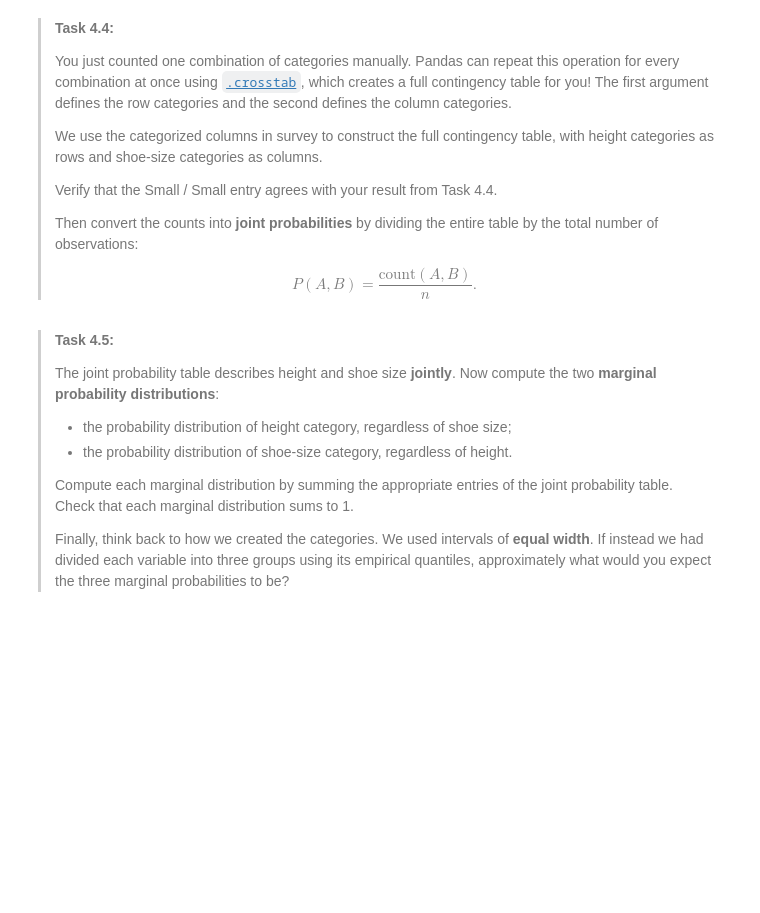
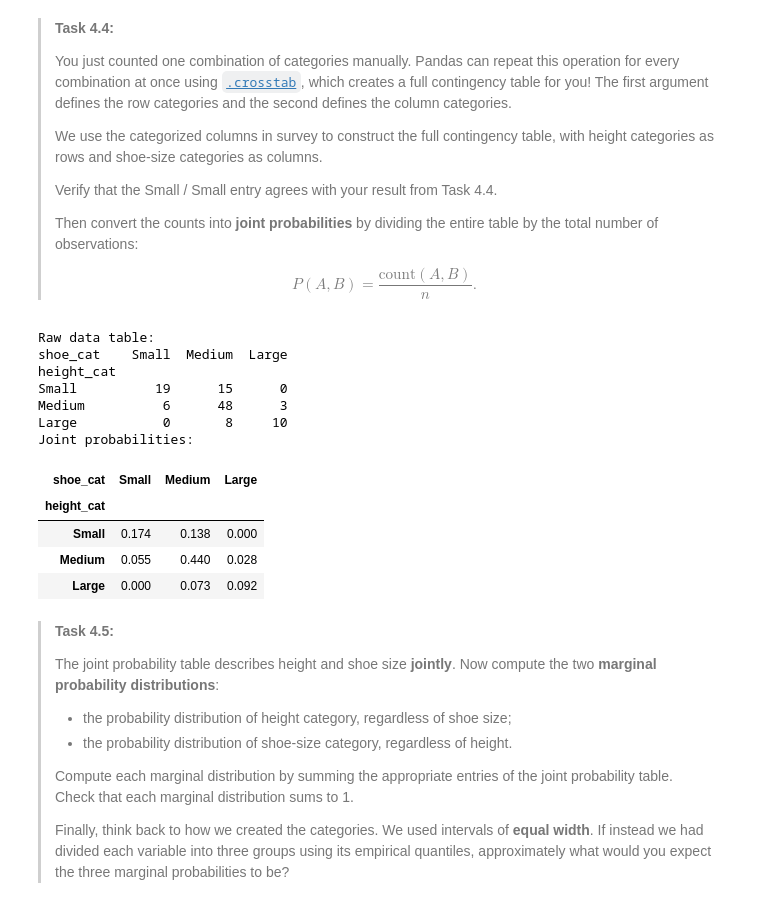
Before and after one commit to crklink/WA1.4, a Jupyter notebook: WS1_4_Fit_happens.ipynb, the cells around one changed output. Cells and saved outputs as stored; diff of their text form; code cells hidden in the pictures; blank space fills up the shorter version.

```diff
--- a/WS1_4_Fit_happens.ipynb
+++ b/WS1_4_Fit_happens.ipynb
@@ -304,5 +302,5 @@ Shoe-size edges: [36.  40.7 45.3 50. ]
 >Use Boolean indexing to count the observations satisfying both conditions. tore the result as `n_small_small`.
 >
 # %%
-n_small_small = ### YOUR CODE HERE
+n_small_small = ((survey['height_cat'] == 'Small') & (survey['shoe_cat'] == 'Small')).sum()
 print(n_small_small)
@@ -323,21 +323,34 @@ print(n_small_small)
 # %%
 # Count every combination of height and shoe-size category
 counts = pd.crosstab(
     survey['height_cat'],
     survey['shoe_cat']
 )
 
 print("Raw data table:")
 print(counts)
 
 # Check one entry against the count you calculated manually in Task 4.4
 assert counts.loc['Small', 'Small'] == n_small_small
 
 # Convert counts to joint probabilities
-joint = ### YOUR CODE HERE
+joint = counts / counts.values.sum()
 
 print("Joint probabilities:")
 joint.round(3)
+# %% [output]
+Raw data table:
+shoe_cat    Small  Medium  Large
+height_cat
+Small          19      15      0
+Medium          6      48      3
+Large           0       8     10
+Joint probabilities:
+| shoe_cat | Small | Medium | Large |
+| height_cat |  |  |  |
+| Small | 0.174 | 0.138 | 0.000 |
+| Medium | 0.055 | 0.440 | 0.028 |
+| Large | 0.000 | 0.073 | 0.092 |
 # %% [markdown]
 >**Task 4.5:**
 >
```
Also changed, not shown: parts of 6 cells of this notebook.
